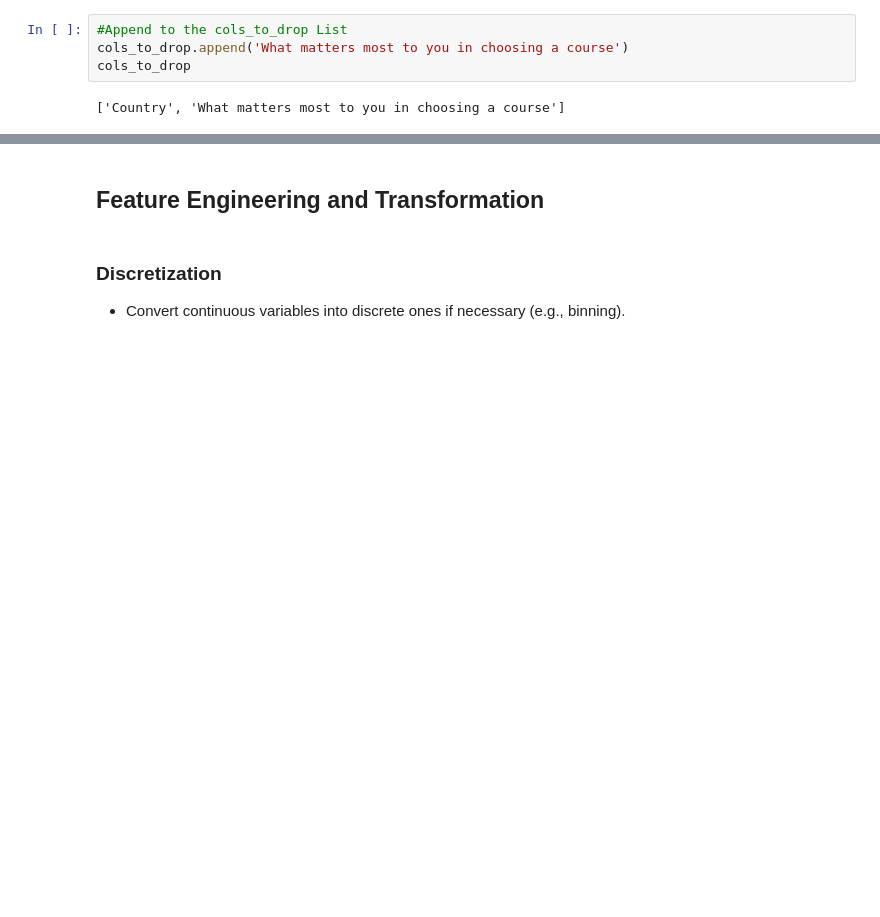
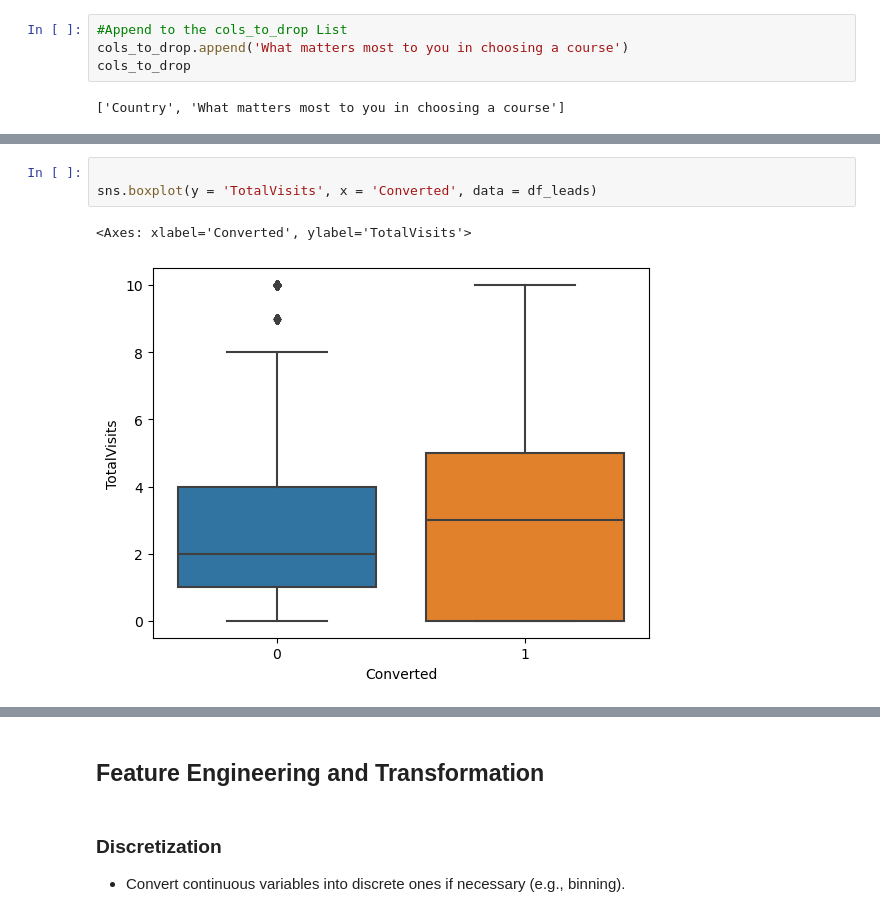
Before and after one commit to yuledez/Project_4_lead_scoring, a Jupyter notebook: lead_scoring_project4_YL.ipynb, the cells around one changed output, grey strips where cells are left out. Cells and saved outputs as stored; diff of their text form; blank space fills up the shorter version.

```diff
--- a/lead_scoring_project4_YL.ipynb
+++ b/lead_scoring_project4_YL.ipynb
@@ -631,0 +709,6 @@ print(df_null_dtype_numeric_with_nulls)
+# %%
+
+sns.boxplot(y = 'TotalVisits', x = 'Converted', data = df_leads)
+# %% [output]
+<Axes: xlabel='Converted', ylabel='TotalVisits'>
+[figure, added]
```
Also changed, not shown: parts of 42 cells of this notebook.
